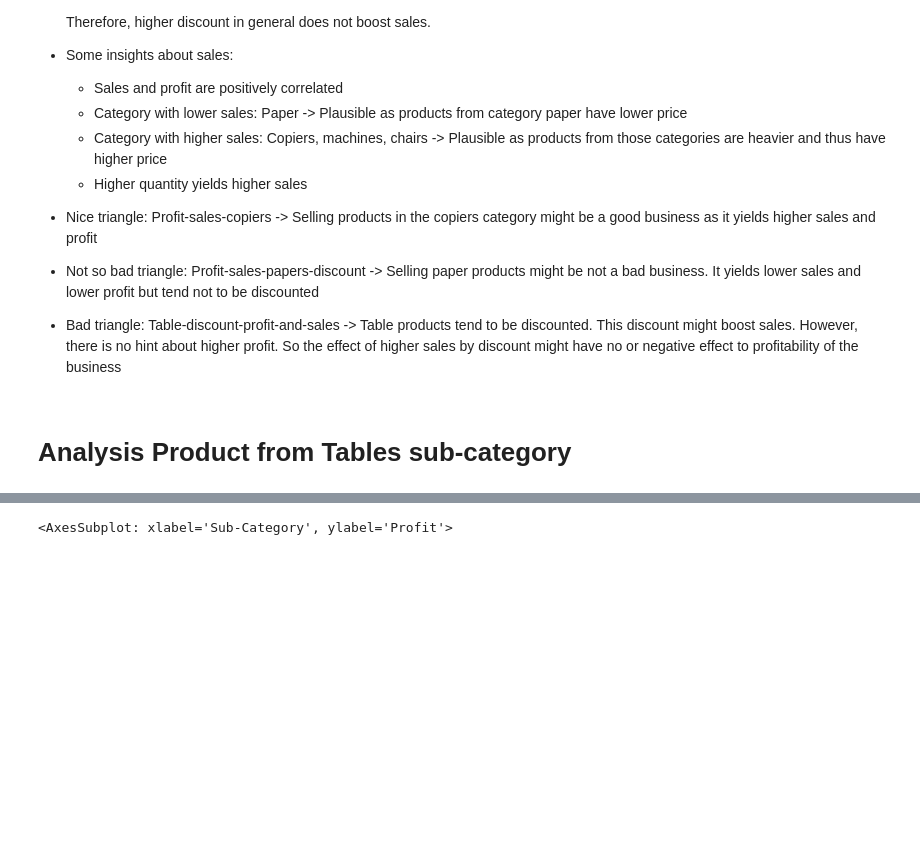
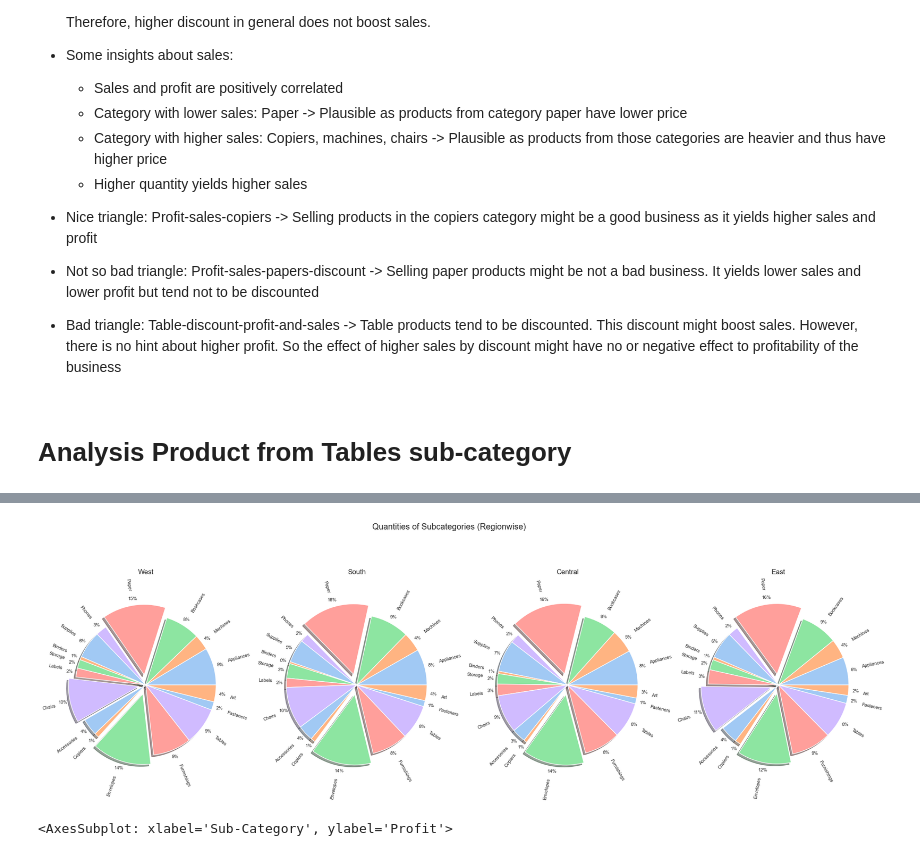
Before and after one commit to EzraTam/exploratory-analysis, a Jupyter notebook: notebooks/superstore_analysis.ipynb, the cells around one changed output, grey strips where cells are left out. Cells and saved outputs as stored; diff of their text form; code cells hidden in the pictures; blank space fills up the shorter version.

```diff
--- a/notebooks/superstore_analysis.ipynb
+++ b/notebooks/superstore_analysis.ipynb
@@ -343,3 +313,12 @@ for region in li_region:
+# %%
+ea.create_pie_chart_from_multi_idx_df(
+    data=data_temp,
+    title="Quantities of Subcategories (Regionwise)",
+    col_plotted="Quantity",
+    ordering_sub_category=li_sub_category
+    )
+# %% [output]
+[figure, added]
 # %%
 sns.barplot(data=data.groupby(["Region","Sub-Category"],as_index=False)["Revenue"].sum(), x="Sub-Category", y="",hue="Region")
 # %% [output]
```
Also changed, not shown: parts of 6 cells of this notebook, 1 other file.
